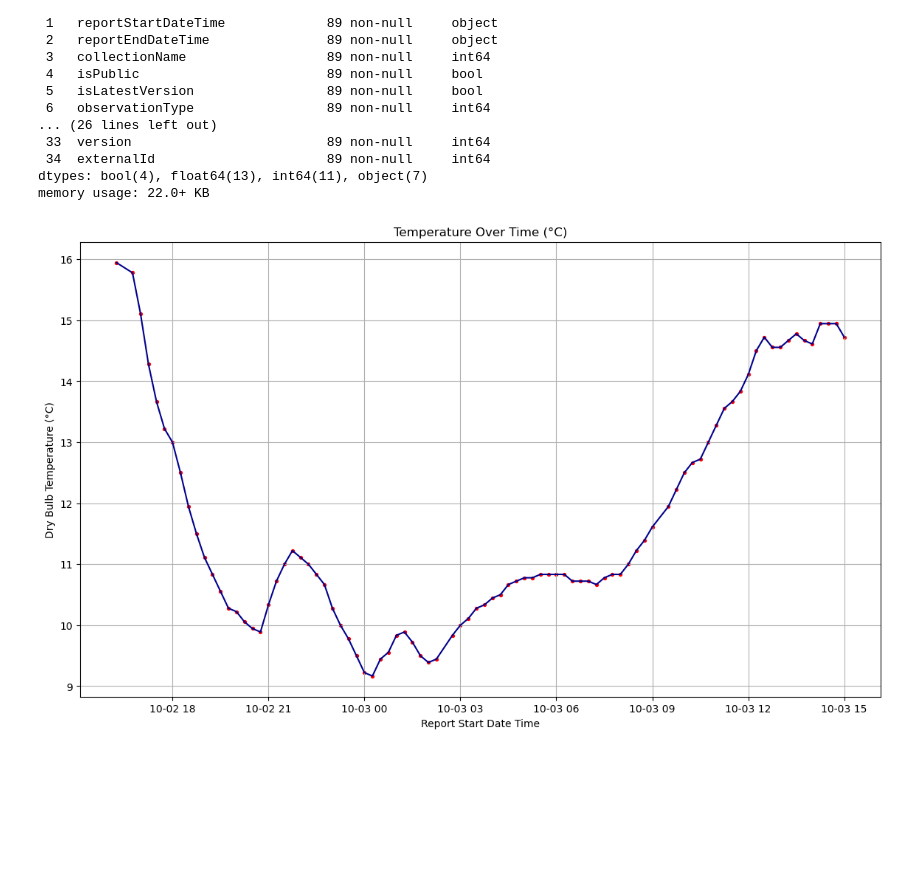
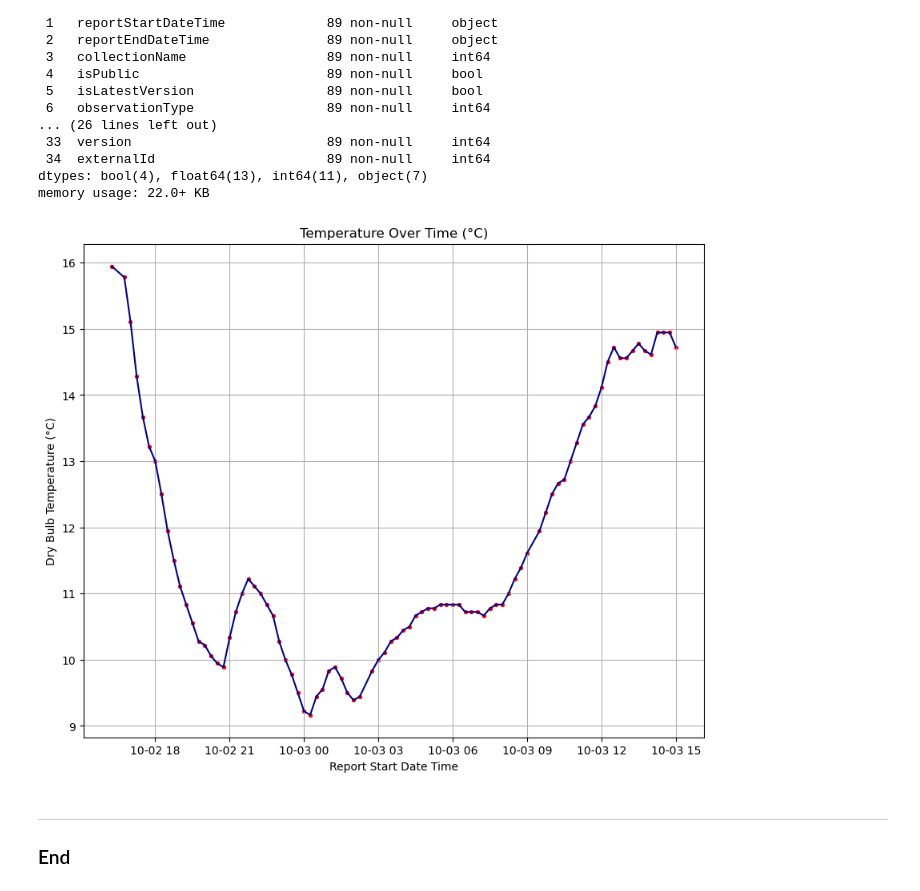
Before and after one commit to RodrigoDMU/programming-for-data-analytics, a Jupyter notebook: assignments/assignment2-weather.ipynb, the cells around one changed output. Cells and saved outputs as stored; diff of their text form; code cells hidden in the pictures; blank space fills up the shorter version.

```diff
--- a/assignments/assignment2-weather.ipynb
+++ b/assignments/assignment2-weather.ipynb
@@ -60,22 +62,25 @@ memory usage: 22.0+ KB
 # %%
 x = pd.to_datetime(df['reportStartDateTime']) # Convert argument to datetime.
 y = df ['dryBulbTemperature_Celsius']
 
 # Add figure size.
-plt.figure(figsize = (14,8))
+plt.figure(figsize = (10,8))
 
 # Create a new figure and set of axes
 plt.scatter(x, y, s = 8, color='red')
 plt.plot(x, y, color='darkblue')
 
 # Add grid
 plt.grid(True)
 
 # Add plot labels and title.
 plt.title('Temperature Over Time (°C)')
 plt.xlabel('Report Start Date Time')
 plt.ylabel('Dry Bulb Temperature (°C)')
 
 plt.show()
 # %% [output]
-[figure, old version]
+[figure, new version]
+# %% [markdown]
+***
+### End
```
Also changed, not shown: parts of 2 cells of this notebook, 2 other files.
